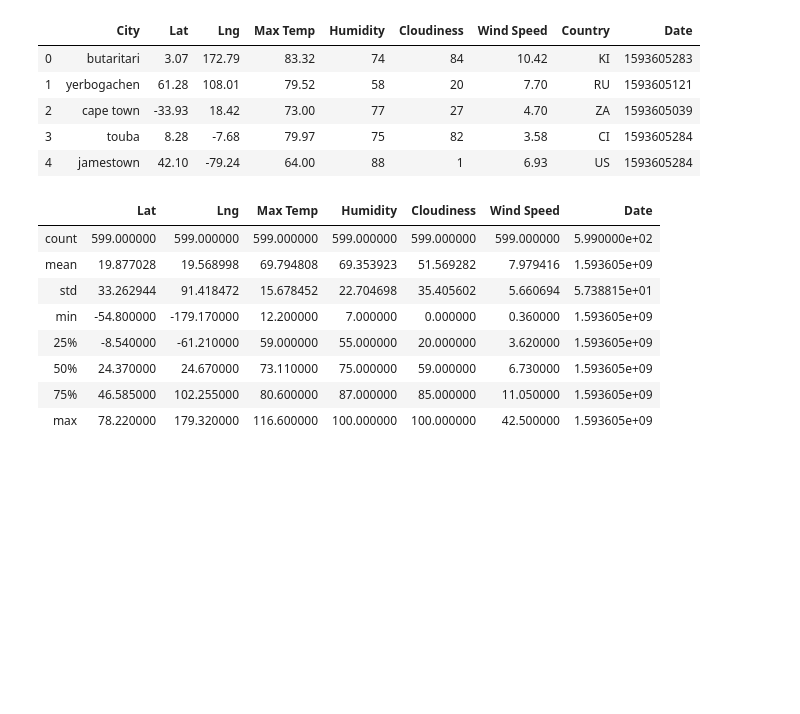
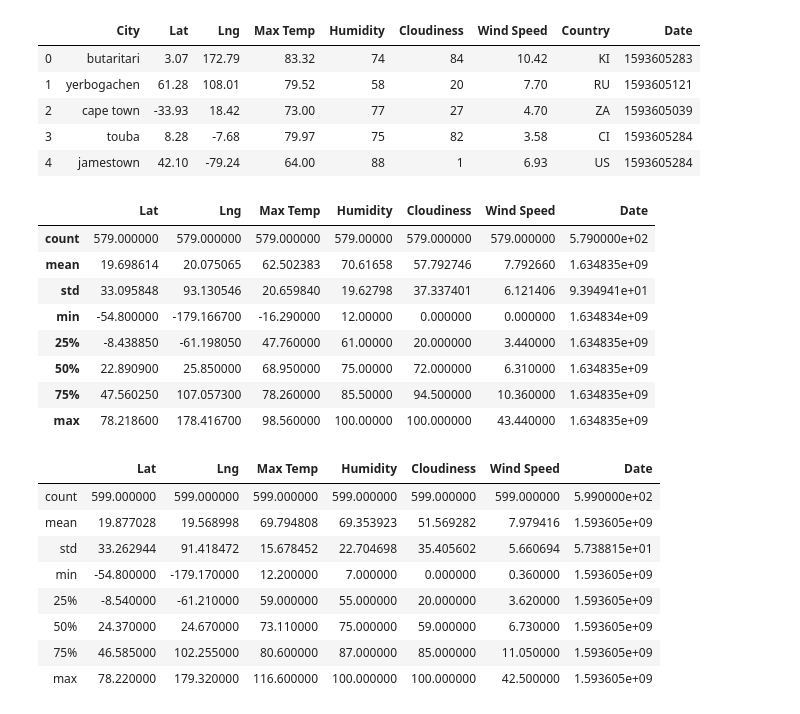
Before and after one commit to jennylynnlong/python-api-challenge, a Jupyter notebook: WeatherPy JL.ipynb, the cells around one changed output. Drawn from its saved outputs; the diff is of its cells as text; code cells hidden in the pictures; blank space fills up the shorter version.

```diff
--- a/WeatherPy JL.ipynb
+++ b/WeatherPy JL.ipynb
@@ -96,6 +86,6 @@ pprint(response)
 # %%
-url = "http://api.openweathermap.org/data/2.5/weather?"
-query_url = f"{url}appid={weather_api_key}&units=imperial&q="
+url2 = "http://api.openweathermap.org/data/2.5/weather?"
+query_url2 = f"{url2}appid={weather_api_key}&units=imperial&q="
 
 # set up lists to hold response info
 max_temp = []
@@ -105,15 +95,18 @@ wind_speed = []
 country = []
 date = []
 found_city = []
+latitude = []
+longitude = []
 
 print('Beginning Data Retrieval')
 print('---------------------------------')
 
 # loop through list of cities and perform request for data on each
-for city in cities:
+for i in range(len(cities)):
+    city = cities[i]
 
     # create search query, make request, and store in json
-    weather_response = requests.get(query_url + city).json()
+    weather_response = requests.get(query_url2 + city).json()
 
     # handle exceptions for a city that is not available/found
     try:
@@ -125,7 +118,9 @@ for city in cities:
         country.append(weather_response['sys']['country'])
         date.append(weather_response['dt'])
         found_city.append(city)
-        print(f'Processing Record (how?) of Set (how??) | {city}')
+        latitude.append(weather_response['coord']['lat'])
+        longitude.append(weather_response['coord']['lon'])
+        print(f'Processing Record {i+1} of {len(cities)} | {city}')
 
     except:
         print('City not found. Skipping...')
@@ -170,3 +165,19 @@ Data Retrieval Complete
 ### Convert Raw Data to DataFrame
 * Export the city data into a .csv.
 * Display the DataFrame
+# %%
+weatherDF = pd.DataFrame(
+    {
+        "City": found_city,
+        "Lat": latitude,
+        "Lng": longitude,
+        "Max Temp": max_temp,
+        "Humidity": humidity,
+        "Cloudiness": clouds,
+        "Wind Speed": wind_speed,
+        "Country": country,
+        "Date": date
+    }
+)
+
+weatherDF.head()
@@ -178,6 +199,19 @@ Data Retrieval Complete
 | 2 | cape town | -33.93 | 18.42 | 73.00 | 77 | 27 | 4.70 | ZA | 1593605039 |
 | 3 | touba | 8.28 | -7.68 | 79.97 | 75 | 82 | 3.58 | CI | 1593605284 |
 | 4 | jamestown | 42.10 | -79.24 | 64.00 | 88 | 1 | 6.93 | US | 1593605284 |
+# %%
+# summary stats table
+weatherDF[["Lat", "Lng", "Max Temp", "Humidity", "Cloudiness", "Wind Speed", "Date"]].describe()
+# %% [output]
+|  | Lat | Lng | Max Temp | Humidity | Cloudiness | Wind Speed | Date |
+| count | 579.000000 | 579.000000 | 579.000000 | 579.00000 | 579.000000 | 579.000000 | 5.790000e+02 |
+| mean | 19.698614 | 20.075065 | 62.502383 | 70.61658 | 57.792746 | 7.792660 | 1.634835e+09 |
+| std | 33.095848 | 93.130546 | 20.659840 | 19.62798 | 37.337401 | 6.121406 | 9.394941e+01 |
+| min | -54.800000 | -179.166700 | -16.290000 | 12.00000 | 0.000000 | 0.000000 | 1.634834e+09 |
+| 25% | -8.438850 | -61.198050 | 47.760000 | 61.00000 | 20.000000 | 3.440000 | 1.634835e+09 |
+| 50% | 22.890900 | 25.850000 | 68.950000 | 75.00000 | 72.000000 | 6.310000 | 1.634835e+09 |
+| 75% | 47.560250 | 107.057300 | 78.260000 | 85.50000 | 94.500000 | 10.360000 | 1.634835e+09 |
+| max | 78.218600 | 178.416700 | 98.560000 | 100.00000 | 100.000000 | 43.440000 | 1.634835e+09 |
 # %%
 # %% [output]
 |  | Lat | Lng | Max Temp | Humidity | Cloudiness | Wind Speed | Date |
```
Also changed, not shown: parts of 12 cells of this notebook, 1 other file.
